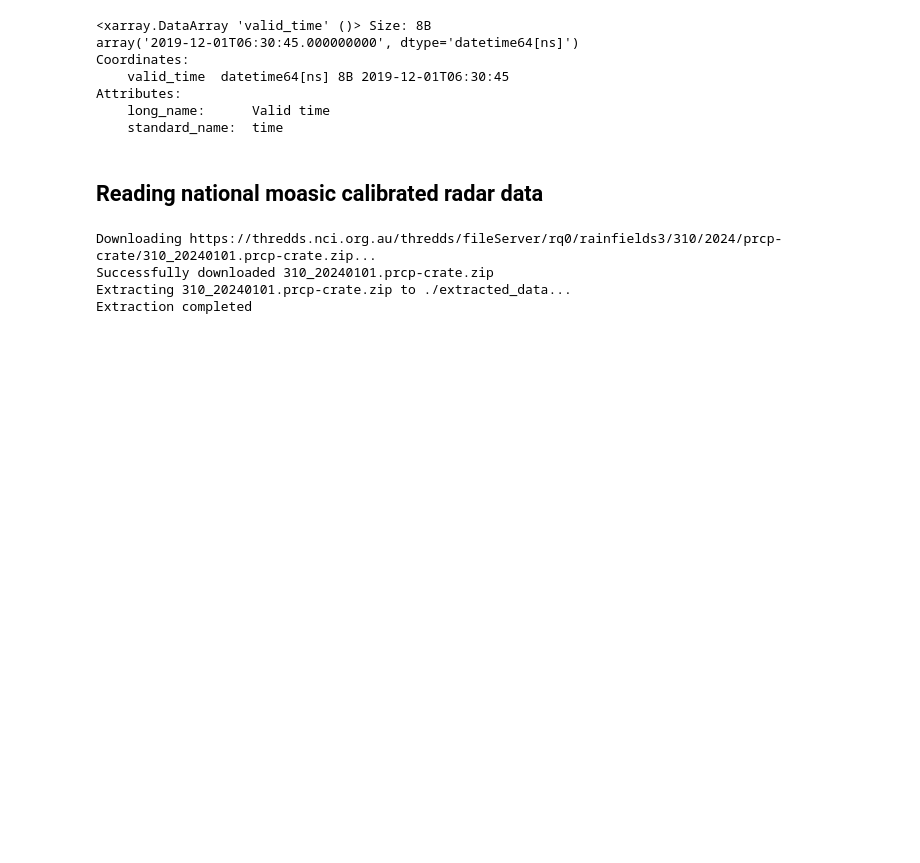
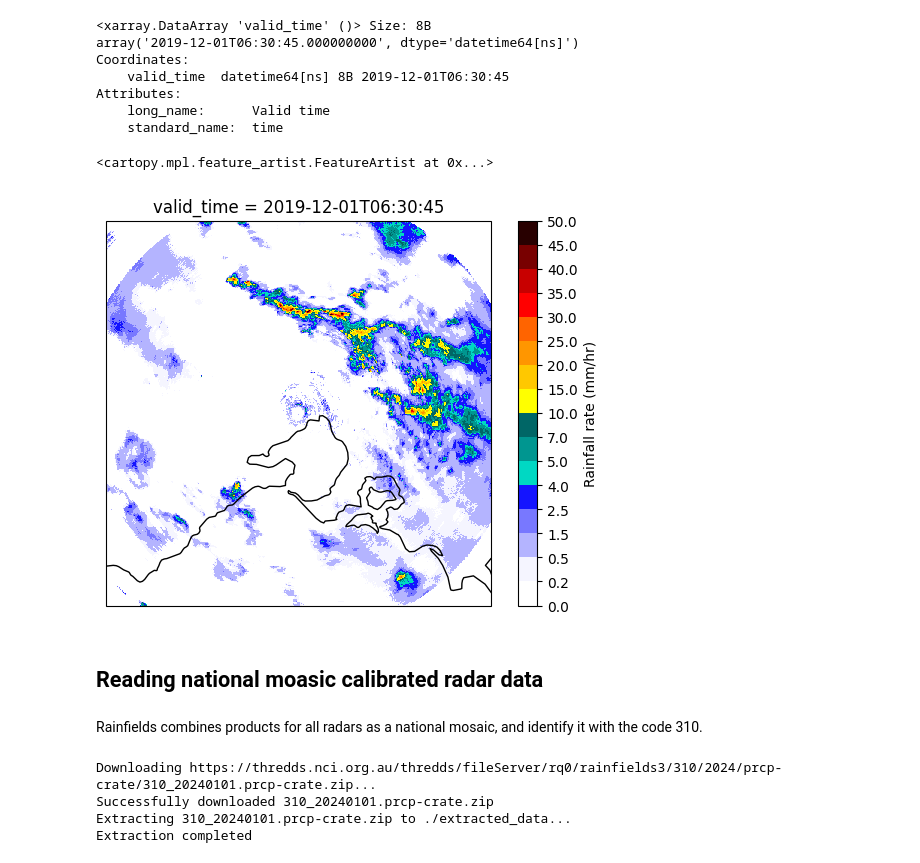
Before and after one commit to vlouf/Monash-Radar-Workshop-2025, a Jupyter notebook: 04 - Rainfields/rainfields_product.ipynb, the cells around one changed output. Drawn from its saved outputs; the diff is of its cells as text; code cells hidden in the pictures; blank space fills up the shorter version.

```diff
--- a/04 - Rainfields/rainfields_product.ipynb
+++ b/04 - Rainfields/rainfields_product.ipynb
@@ -316,6 +349,29 @@ Coordinates:
 Attributes:
     long_name:      Valid time
     standard_name:  time
+# %%
+# plotting time steps with the highest mean rain rates
+
+to_plot = ds_radar.rain_rate.sel(valid_time=max_valid_time)
+
+plt.figure(figsize=(7,5))
+ax = plt.axes(projection=target_proj)
+ax.set_xmargin(0)
+ax.set_ymargin(0)
+to_plot.plot(ax=ax,
+             vmin=0,
+             cmap=cmap_rf3.cm_rainfall,
+             levels=cmap_rf3.rainfall_levels_hr,
+             cbar_kwargs={'ticks': cmap_rf3.rainfall_levels_hr,
+                          'label': 'Rainfall rate (mm/hr)',
+                          'extend': 'neither',
+                          })
+ax.coastlines('10m')
+# %% [output]
+<cartopy.mpl.feature_artist.FeatureArtist at 0x...>
+[figure, added]
 # %% [markdown]
 ## Reading national moasic calibrated radar data
+# %% [markdown]
+Rainfields combines products for all radars as a national mosaic, and identify it with the code 310.
 # %%
```
Also changed, not shown: parts of 21 cells of this notebook.
